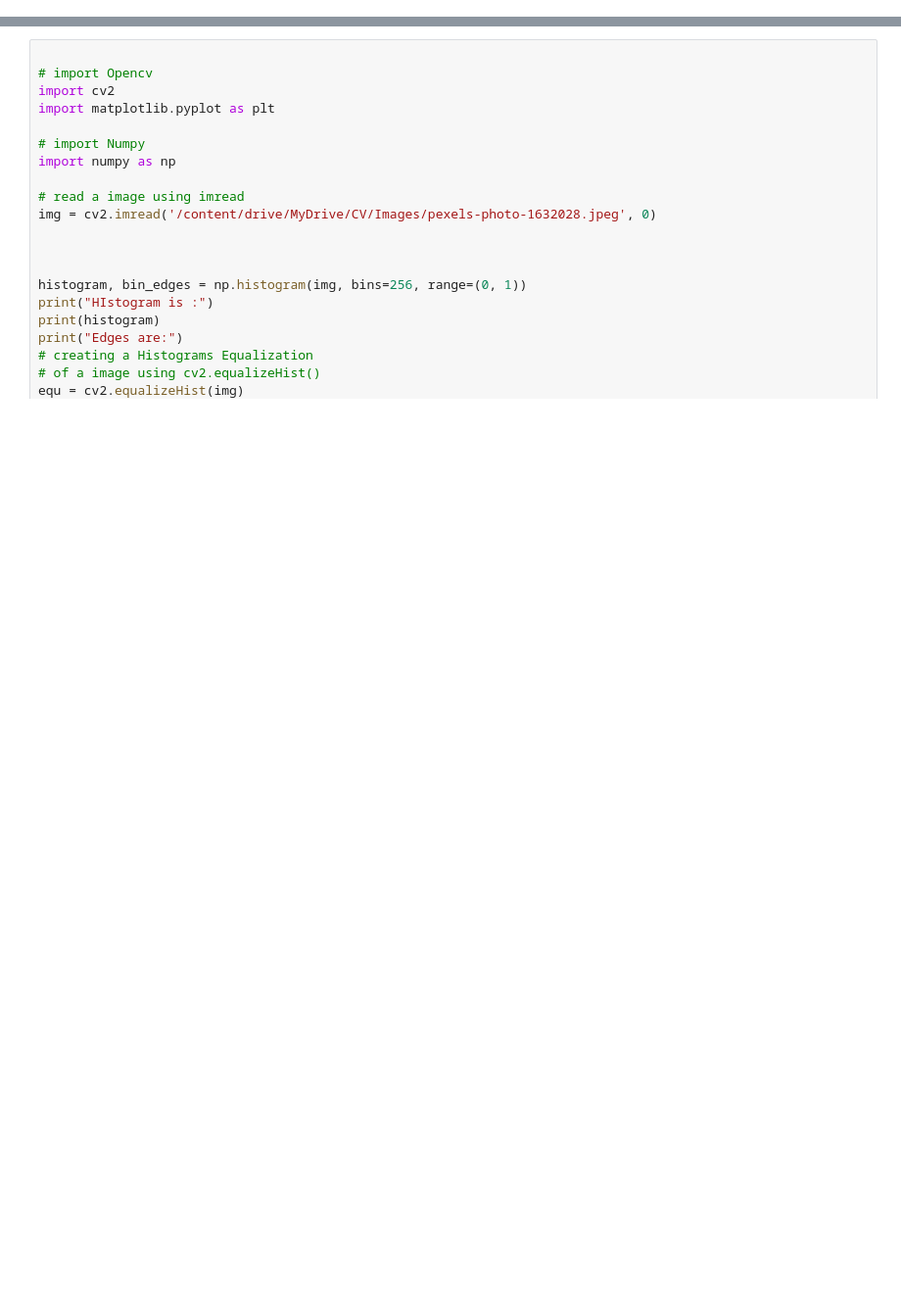
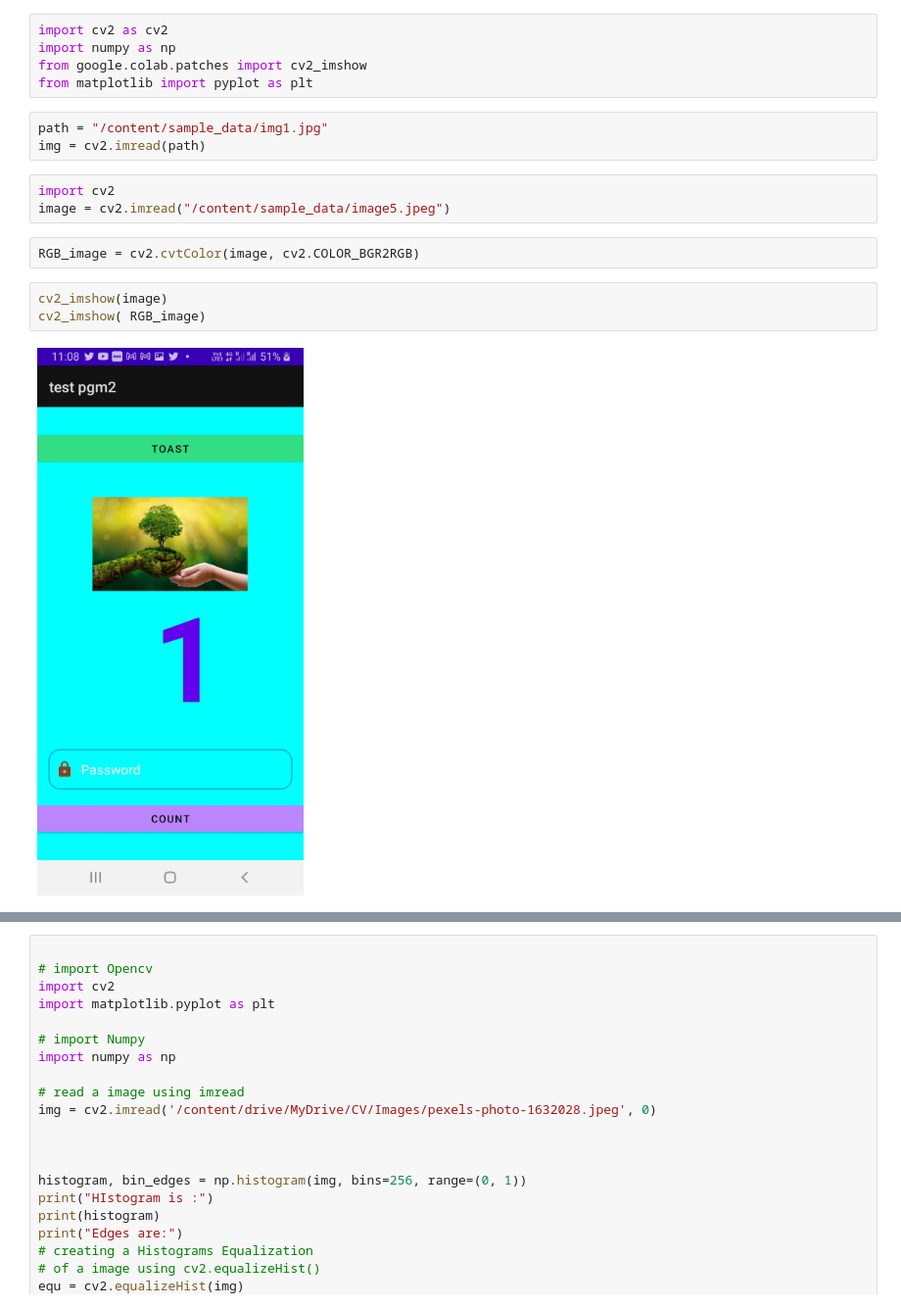
Before and after one commit to Raynould-Joseph/Computer-Vision, a Jupyter notebook: Lab_3_Histogram_Equalization_technique.ipynb, the cells around one changed output, grey strips where cells are left out. Shown at 98% size. Cells and saved outputs as stored; diff of their text form; blank space fills up the shorter version.

```diff
--- a/Lab_3_Histogram_Equalization_technique.ipynb
+++ b/Lab_3_Histogram_Equalization_technique.ipynb
@@ -1,2 +1,20 @@
 # %% [markdown]
 <a href="https://colab.research.google.com/github/Raynould-Joseph/Computer-Vision/blob/main/Lab_3_Histogram_Equalization_technique.ipynb" target="_parent"><img src="https://colab.research.google.com/assets/colab-badge.svg" alt="Open In Colab"/></a>
+# %%
+import cv2 as cv2
+import numpy as np
+from google.colab.patches import cv2_imshow
+from matplotlib import pyplot as plt
+# %%
+path = "/content/sample_data/img1.jpg"
+img = cv2.imread(path)
+# %%
+import cv2
+image = cv2.imread("/content/sample_data/image5.jpeg")
+# %%
+RGB_image = cv2.cvtColor(image, cv2.COLOR_BGR2RGB)
+# %%
+cv2_imshow(image)
+cv2_imshow( RGB_image)
+# %% [output]
+[figure, added]
```
Also changed, not shown: parts of 6 cells of this notebook.
